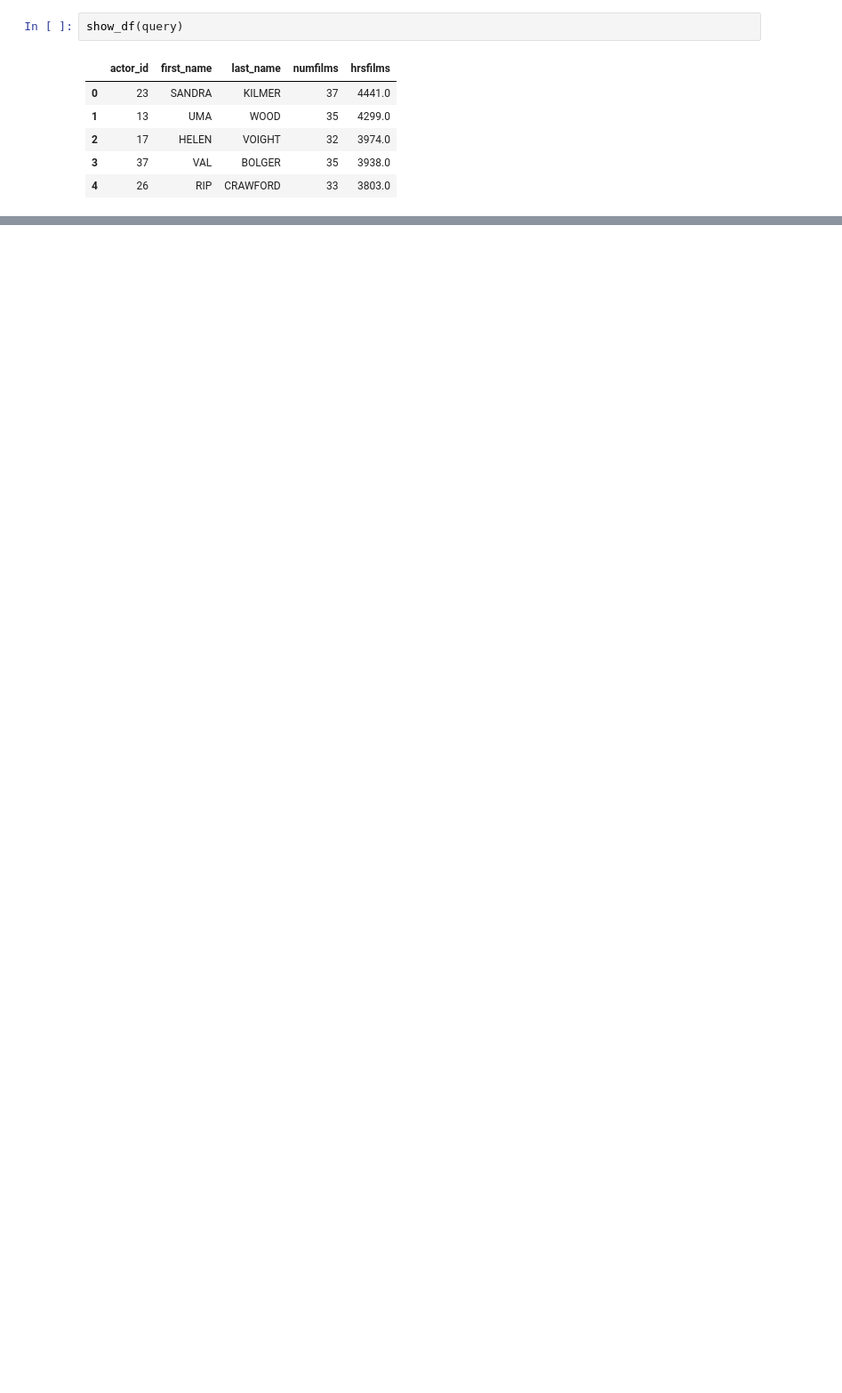
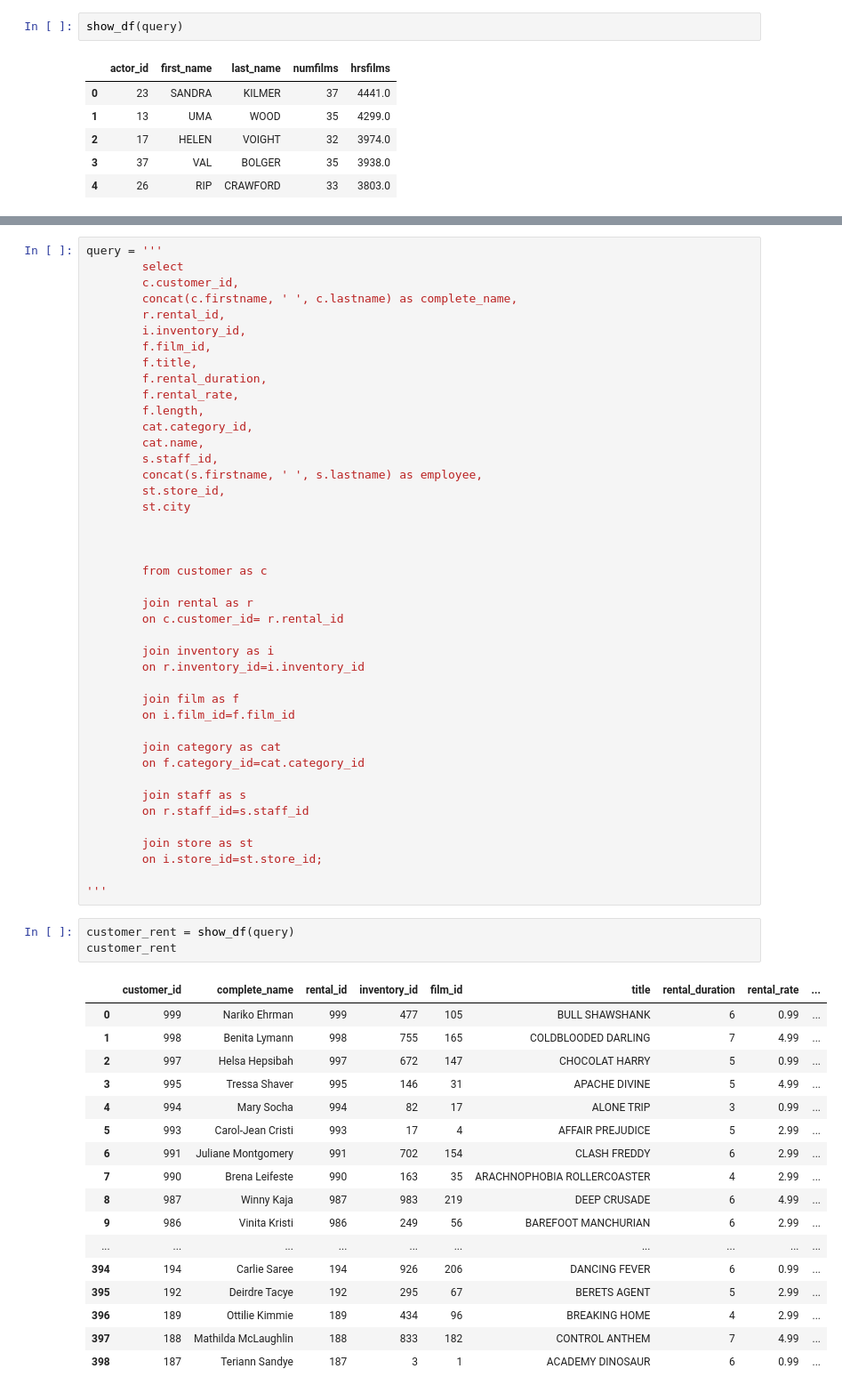
Before and after one commit to Arturo-Rodriguez-Moreno/3_proyecto_sql, a Jupyter notebook: notebook/selects.ipynb, the cells around one changed output, grey strips where cells are left out. Shown: that part at 89% size. Saved outputs shown, nothing was run; the diff lists cells and outputs as text; blank space fills up the shorter version.

Commit message:
Select to test de database done

```diff
--- a/notebook/selects.ipynb
+++ b/notebook/selects.ipynb
@@ -93,0 +270,63 @@ show_df(query)
+# %%
+query = '''
+        select
+        c.customer_id,
+        concat(c.firstname, ' ', c.lastname) as complete_name,
+        r.rental_id,
+        i.inventory_id,
+        f.film_id,
+        f.title,
+        f.rental_duration,
+        f.rental_rate,
+        f.length,
+        cat.category_id,
+        cat.name,
+        s.staff_id,
+        concat(s.firstname, ' ', s.lastname) as employee,
+        st.store_id,
+        st.city
+
+
+
+        from customer as c
+
+        join rental as r
+        on c.customer_id= r.rental_id
+
+        join inventory as i
+        on r.inventory_id=i.inventory_id
+
+        join film as f
+        on i.film_id=f.film_id
+
+        join category as cat
+        on f.category_id=cat.category_id
+
+        join staff as s
+        on r.staff_id=s.staff_id
+
+        join store as st
+        on i.store_id=st.store_id;
+
+'''
+# %%
+customer_rent = show_df(query)
+customer_rent
+# %% [output]
+|  | customer_id | complete_name | rental_id | inventory_id | film_id | title | rental_duration | rental_rate | ... |
+| 0 | 999 | Nariko Ehrman | 999 | 477 | 105 | BULL SHAWSHANK | 6 | 0.99 | ... |
+| 1 | 998 | Benita Lymann | 998 | 755 | 165 | COLDBLOODED DARLING | 7 | 4.99 | ... |
+| 2 | 997 | Helsa Hepsibah | 997 | 672 | 147 | CHOCOLAT HARRY | 5 | 0.99 | ... |
+| 3 | 995 | Tressa Shaver | 995 | 146 | 31 | APACHE DIVINE | 5 | 4.99 | ... |
+| 4 | 994 | Mary Socha | 994 | 82 | 17 | ALONE TRIP | 3 | 0.99 | ... |
+| 5 | 993 | Carol-Jean Cristi | 993 | 17 | 4 | AFFAIR PREJUDICE | 5 | 2.99 | ... |
+| 6 | 991 | Juliane Montgomery | 991 | 702 | 154 | CLASH FREDDY | 6 | 2.99 | ... |
+| 7 | 990 | Brena Leifeste | 990 | 163 | 35 | ARACHNOPHOBIA ROLLERCOASTER | 4 | 2.99 | ... |
+| 8 | 987 | Winny Kaja | 987 | 983 | 219 | DEEP CRUSADE | 6 | 4.99 | ... |
+| 9 | 986 | Vinita Kristi | 986 | 249 | 56 | BAREFOOT MANCHURIAN | 6 | 2.99 | ... |
+| ... | ... | ... | ... | ... | ... | ... | ... | ... | ... |
+| 394 | 194 | Carlie Saree | 194 | 926 | 206 | DANCING FEVER | 6 | 0.99 | ... |
+| 395 | 192 | Deirdre Tacye | 192 | 295 | 67 | BERETS AGENT | 5 | 2.99 | ... |
+| 396 | 189 | Ottilie Kimmie | 189 | 434 | 96 | BREAKING HOME | 4 | 2.99 | ... |
+| 397 | 188 | Mathilda McLaughlin | 188 | 833 | 182 | CONTROL ANTHEM | 7 | 4.99 | ... |
+| 398 | 187 | Teriann Sandye | 187 | 3 | 1 | ACADEMY DINOSAUR | 6 | 0.99 | ... |
```
Also changed, not shown: parts of 19 cells of this notebook.
